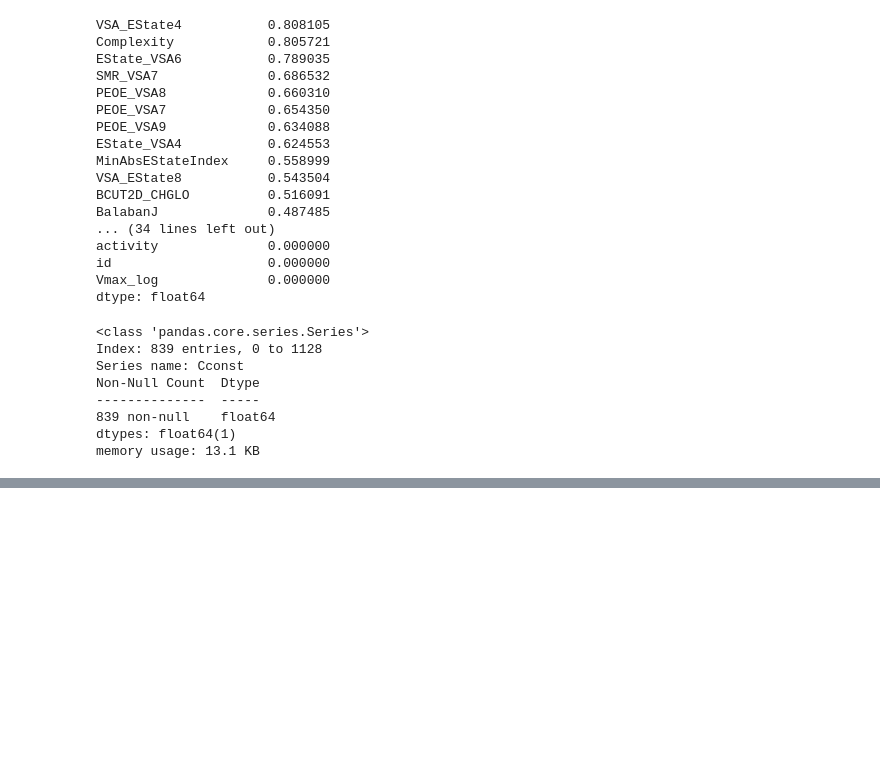
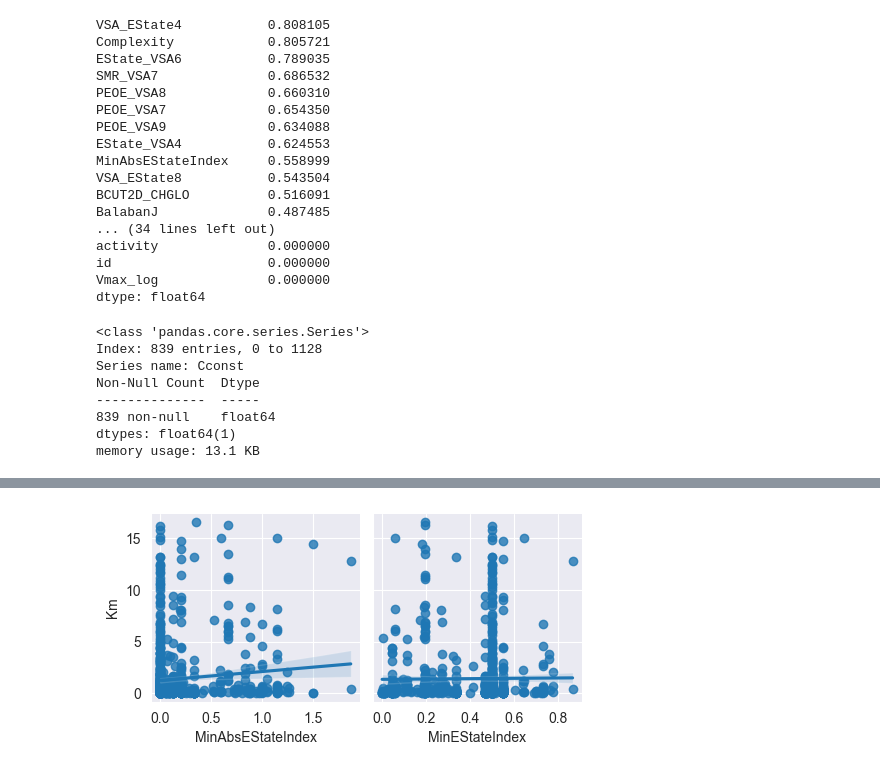
Before and after one commit to illhammm/Nanozymes1, a Jupyter notebook: Data_Preprocessing/data_preprocessing.ipynb, the cells around one changed output, grey strips where cells are left out. Cells and saved outputs as stored; diff of their text form; code cells hidden in the pictures; blank space fills up the shorter version.

```diff
--- a/Data_Preprocessing/data_preprocessing.ipynb
+++ b/Data_Preprocessing/data_preprocessing.ipynb
@@ -150,0 +617,5 @@ memory usage: 13.1 KB
+# %%
+sns.pairplot(df, x_vars=['MinAbsEStateIndex', 'MinEStateIndex'], y_vars=['Km'], kind='reg')
+plt.show()
+# %% [output]
+[figure, added]
```
Also changed, not shown: parts of 60 cells of this notebook, 1 other file.
